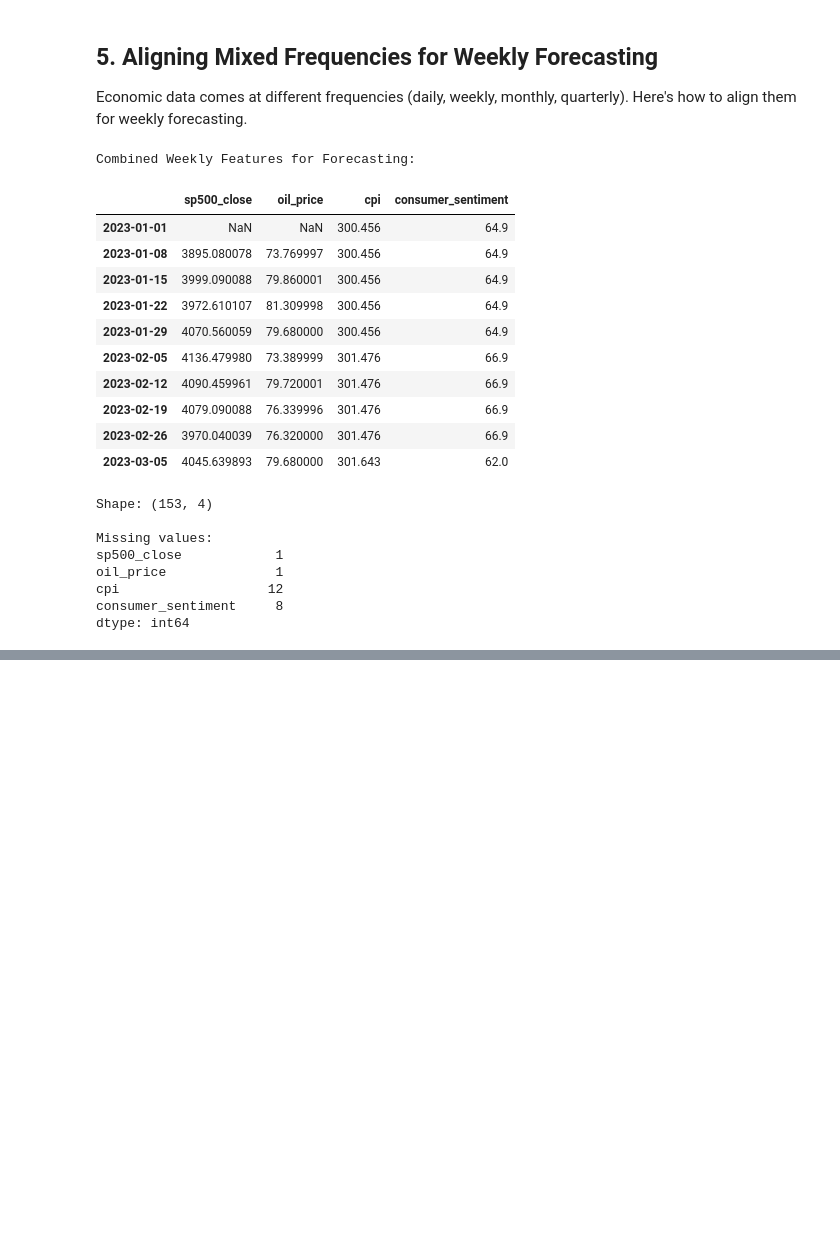
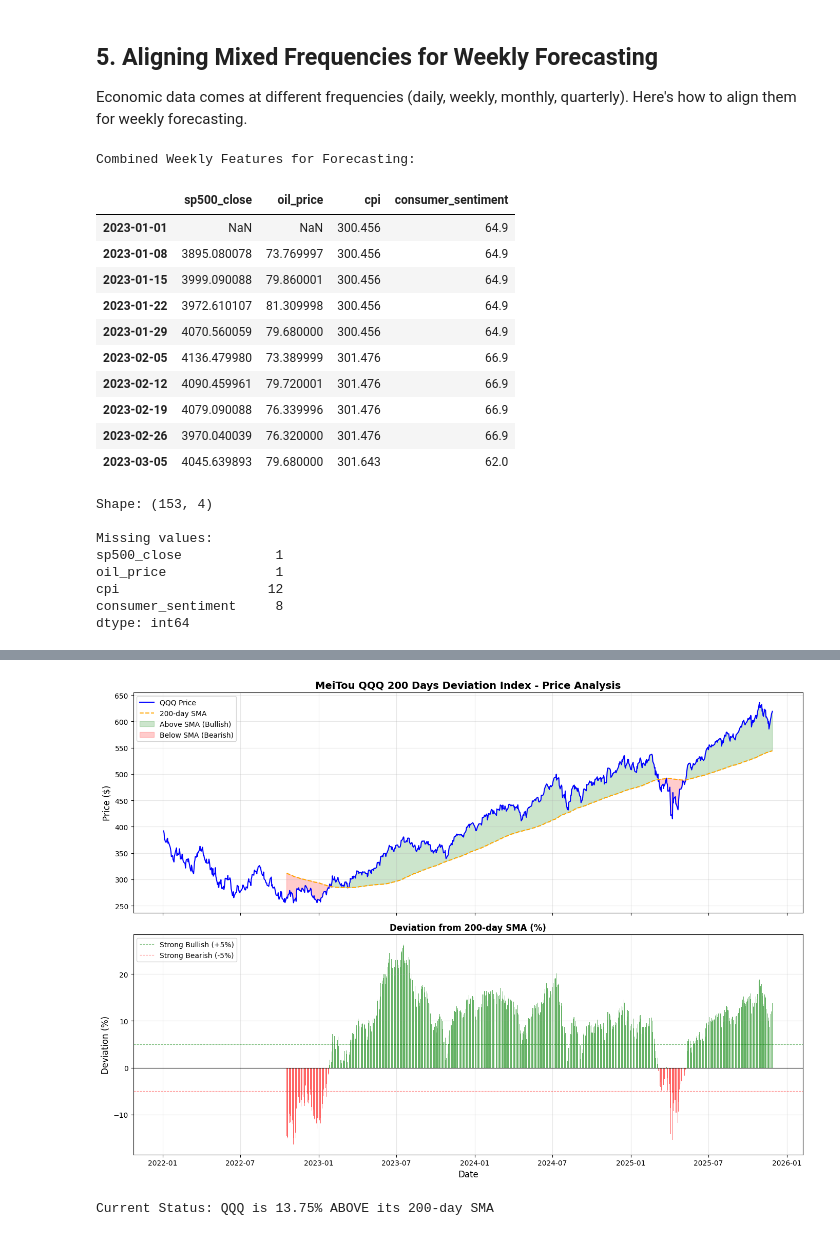
Before and after one commit to azk1r1n/finance_metrics, a Jupyter notebook: src/notebooks/demo.ipynb, the cells around one changed output, grey strips where cells are left out. Saved outputs shown, nothing was run; the diff lists cells and outputs as text; code cells hidden in the pictures; blank space fills up the shorter version.

Commit message:
Add Meitou QQQ 200 index initial implementation.

```diff
--- a/src/notebooks/demo.ipynb
+++ b/src/notebooks/demo.ipynb
@@ -417,0 +403,19 @@ This library provides access to:
+# %%
+# Initialize CustomMetrics
+custom = CustomMetrics()
+
+# Calculate MeiTou QQQ Deviation Index
+# Note: Need data before start date for 200-day SMA calculation
+qqq_deviation = custom.get_meitou_qqq_deviation(
+    start_date="2022-01-01",  # Extra data for SMA warmup
+    end_date=END_DATE
+)
+
+print("MeiTou QQQ 200 Days Deviation Index:")
+display(qqq_deviation.tail(10))
+
+# Show current status
+current_dev = qqq_deviation['Deviation'].iloc[-1]
+current_signal = qqq_deviation['Signal'].iloc[-1]
+print(f"\nCurrent Deviation: {current_dev:.2%}")
+print(f"Current Signal: {current_signal}")
@@ -417,0 +459,41 @@ This library provides access to:
+# %%
+# Visualization 1: QQQ Price vs 200-day SMA
+fig, (ax1, ax2) = plt.subplots(2, 1, figsize=(14, 10), sharex=True)
+
+# Top panel: Price and SMA
+ax1.plot(qqq_deviation.index, qqq_deviation['Close'], label='QQQ Price', linewidth=1.5, color='blue')
+ax1.plot(qqq_deviation.index, qqq_deviation['SMA_200'], label='200-day SMA', linewidth=1.5, color='orange', linestyle='--')
+ax1.fill_between(qqq_deviation.index,
+                  qqq_deviation['Close'],
+                  qqq_deviation['SMA_200'],
+                  where=(qqq_deviation['Close'] >= qqq_deviation['SMA_200']),
+                  alpha=0.2, color='green', label='Above SMA (Bullish)')
+ax1.fill_between(qqq_deviation.index,
+                  qqq_deviation['Close'],
+                  qqq_deviation['SMA_200'],
+                  where=(qqq_deviation['Close'] < qqq_deviation['SMA_200']),
+                  alpha=0.2, color='red', label='Below SMA (Bearish)')
+ax1.set_ylabel('Price ($)', fontsize=12)
+ax1.set_title('MeiTou QQQ 200 Days Deviation Index - Price Analysis', fontsize=14, fontweight='bold')
+ax1.legend(loc='upper left')
+ax1.grid(True, alpha=0.3)
+
+# Bottom panel: Deviation percentage
+colors = ['green' if x > 0 else 'red' for x in qqq_deviation['Deviation']]
+ax2.bar(qqq_deviation.index, qqq_deviation['Deviation'] * 100, color=colors, alpha=0.6, width=1)
+ax2.axhline(y=0, color='black', linestyle='-', linewidth=0.8)
+ax2.axhline(y=5, color='green', linestyle='--', linewidth=0.8, alpha=0.5, label='Strong Bullish (+5%)')
+ax2.axhline(y=-5, color='red', linestyle='--', linewidth=0.8, alpha=0.5, label='Strong Bearish (-5%)')
+ax2.set_xlabel('Date', fontsize=12)
+ax2.set_ylabel('Deviation (%)', fontsize=12)
+ax2.set_title('Deviation from 200-day SMA (%)', fontsize=12, fontweight='bold')
+ax2.legend(loc='upper left')
+ax2.grid(True, alpha=0.3)
+
+plt.tight_layout()
+plt.show()
+
+print(f"\nCurrent Status: QQQ is {abs(current_dev):.2%} {'ABOVE' if current_dev > 0 else 'BELOW'} its 200-day SMA")
+# %% [output]
+[figure, added]
+Current Status: QQQ is 13.75% ABOVE its 200-day SMA
```
Also changed, not shown: parts of 8 cells of this notebook, 4 other files.
